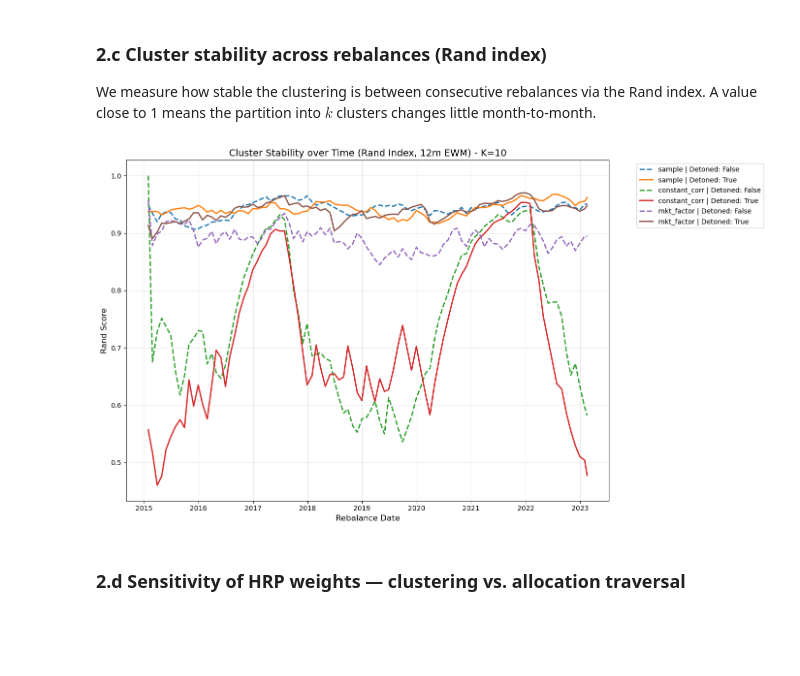
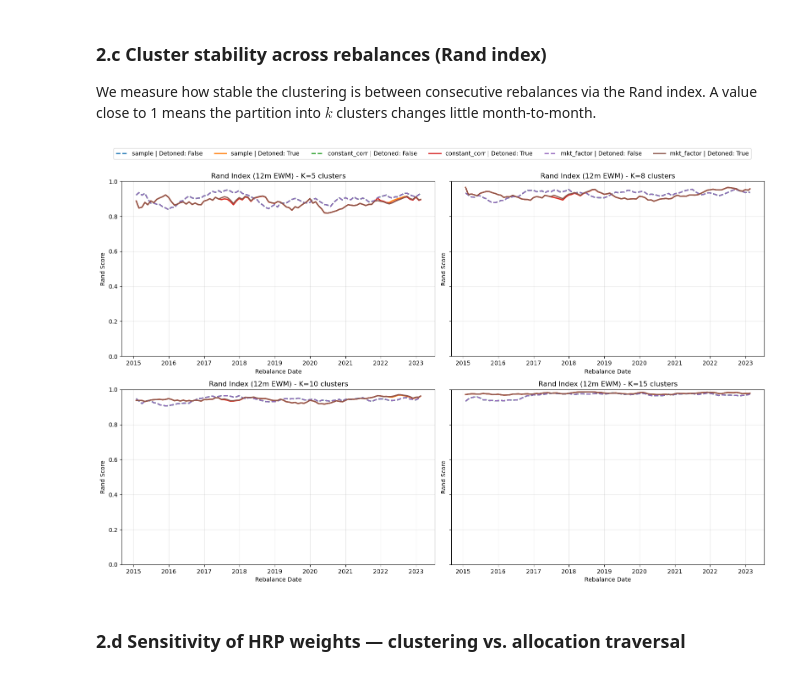
Before and after one commit to filippoghidini03-pixel/Assignment_4b_RM_Fineng, a Jupyter notebook: ex4b_notebook.ipynb, the cells around one changed output. Saved outputs shown, nothing was run; the diff lists cells and outputs as text; code cells hidden in the pictures; blank space fills up the shorter version.

```diff
--- a/ex4b_notebook.ipynb
+++ b/ex4b_notebook.ipynb
@@ -349,56 +349,63 @@ rand_indices = {
     for c in COV_KEYS for d in DETONE_KEYS for k in N_CLUSTERS_GRID
 }
 
 for c in COV_KEYS:
     for d in DETONE_KEYS:
         for k in N_CLUSTERS_GRID:
 
             for i in range(1, len(all_dates)):
                 curr_date = all_dates[i]
                 prev_date = all_dates[i-1]
 
                 labels_curr = clusters[(c, d, k)][curr_date]
                 labels_prev = clusters[(c, d, k)][prev_date]
 
                 aligned_prev, aligned_curr = labels_prev.align(labels_curr, join='inner')
 
                 score = rand_score(aligned_prev, aligned_curr)
                 rand_indices[(c, d, k)][curr_date] = score
 
 
-k_focus = N_CLUSTERS_FOCUS
 
-plt.figure(figsize=(14, 8))
+# Creiamo una figura con 4 sottografici (2 righe, 2 colonne)
+# sharey=True assicura che tutti abbiano l'asse y scalato allo stesso modo (da 0 a 1)
+fig, axes = plt.subplots(nrows=2, ncols=2, figsize=(16, 10), sharey=True)
 
-for c in COV_KEYS:
-    for d in DETONE_KEYS:
-        # Estraiamo la serie, eliminando il primo valore (che è NaN perché non c'è un t-1)
-        ts_raw = rand_indices[(c, d, k_focus)].dropna()
+# Appiattiamo l'array degli assi per iterarci comodamente (da una matrice 2x2 a una lista di 4)
+axes = axes.flatten()
 
-        # Applichiamo la media mobile esponenziale (EWM) a 12 periodi (mesi)
-        ts_smoothed = ts_raw.ewm(span=12).mean()
+# Iteriamo su tutti i valori della griglia dei cluster
+for idx, k in enumerate(N_CLUSTERS_GRID):
+    ax = axes[idx]  # Selezioniamo il quadratino corrente
 
-        # Definiamo le etichette e lo stile per il grafico
-        # Linea continua se detoned=True, tratteggiata se detoned=False
-        label_str = f"{c} | Detoned: {d}"
-        linestyle = '-' if d else '--'
+    for c in COV_KEYS:
+        for d in DETONE_KEYS:
+            # Estraiamo e lisciamo la serie come prima, ma usando 'k' dal ciclo
+            ts_raw = rand_indices[(c, d, k)].dropna()
+            ts_smoothed = ts_raw.ewm(span=12).mean()
 
-        # Tracciamo la linea
-        plt.plot(ts_smoothed.index, ts_smoothed.values, label=label_str, linestyle=linestyle, linewidth=2)
+            label_str = f"{c} | Detoned: {d}"
+            linestyle = '-' if d else '--'
 
+            ax.plot(ts_smoothed.index, ts_smoothed.values, label=label_str, linestyle=linestyle, linewidth=2)
 
-# Formattazione del grafico
-plt.title(f"Cluster Stability over Time (Rand Index, 12m EWM) - K={k_focus}", fontsize=14)
-plt.xlabel("Rebalance Date", fontsize=12)
-plt.ylabel("Rand Score", fontsize=12)
-plt.legend(bbox_to_anchor=(1.05, 1), loc='upper left') # Sposta la legenda fuori dal grafico
-plt.grid(True, alpha=0.3)
-plt.tight_layout() # Ottimizza gli spazi
+    # Formattiamo il singolo quadratino
+    ax.set_title(f"Rand Index (12m EWM) - K={k} clusters", fontsize=12)
+    ax.set_xlabel("Rebalance Date", fontsize=10)
+    ax.set_ylabel("Rand Score", fontsize=10)
+    ax.set_ylim(0, 1) # Fissiamo l'asse Y tra 0 e 1 come richiesto
+    ax.grid(True, alpha=0.3)
 
-# Mostriamo il grafico
+# Estraiamo la legenda dall'ultimo grafico per usarla per tutta la figura
+handles, labels = axes[-1].get_legend_handles_labels()
+
+# Posizioniamo un'unica grande legenda in alto al centro della figura per non ingombrare
+fig.legend(handles, labels, loc='upper center', bbox_to_anchor=(0.5, 1.05), ncol=6, fontsize=10)
+
+plt.tight_layout() # Ottimizza gli spazi tra i sottografici
 plt.show()
 # %% [output]
-[figure, old version]
+[figure, new version]
 # %% [markdown]
 ### 2.d Sensitivity of HRP weights — clustering vs. allocation traversal
 # %%
```
Also changed, not shown: parts of 3 cells of this notebook, 2 other files.
